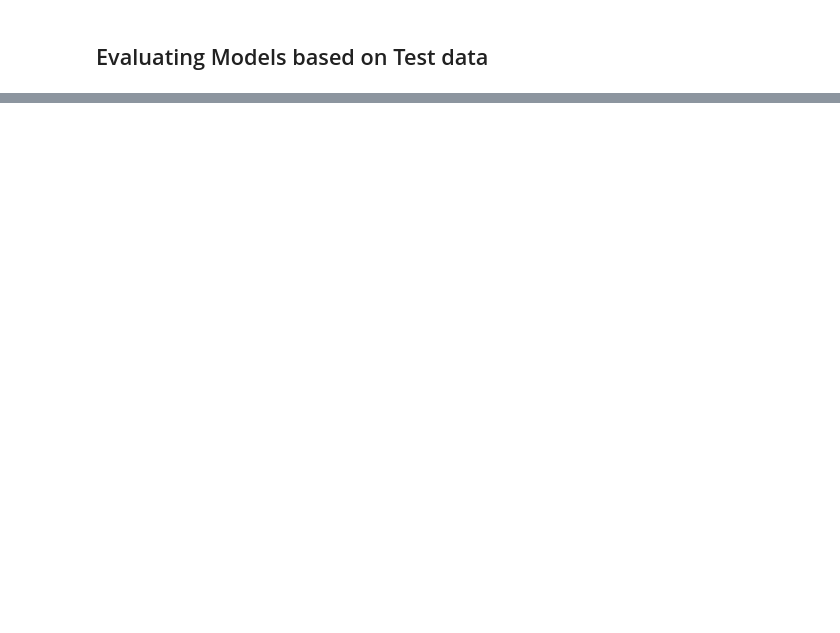
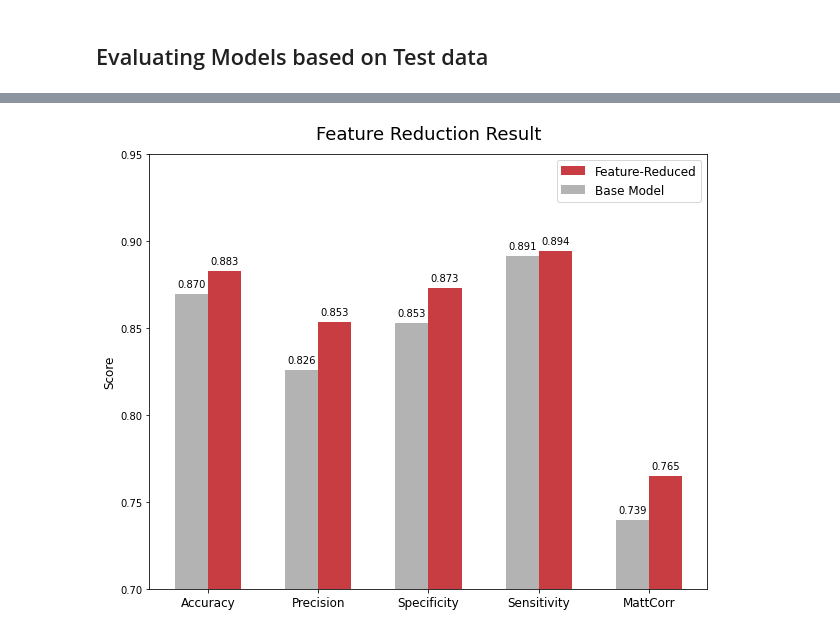
Before and after one commit to gseiler7/Group-2-Capstone, a Jupyter notebook: Code/Heart_ML_Improve.ipynb, the cells around one changed output, grey strips where cells are left out. Cells and saved outputs as stored; diff of their text form; code cells hidden in the pictures; blank space fills up the shorter version.

```diff
--- a/Code/Heart_ML_Improve.ipynb
+++ b/Code/Heart_ML_Improve.ipynb
@@ -352,13 +254,23 @@ def modeleval(X_train,x_test,y_train,y_test):
 # %%
 # import test data
-dir = "/mnt/group2/datasets"
-df = spark.read.options(header=True, inferSchema= True).csv(dir+"/patient_data_test_raw.csv").toPandas()
+
+df = pd.read_csv(root +"/Data/patient_data_test_raw.csv")
 X_test = pd.get_dummies(df.drop('HeartDisease', axis = 1 ))
 y_test = df['HeartDisease']
 
 scaler = StandardScaler()
 X_test_std = X_test.copy() # create copy
 X_test_std[['Age','RestingBP','Cholesterol','MaxHR','Oldpeak']] = scaler.fit_transform(X_test_std[['Age','RestingBP','Cholesterol','MaxHR','Oldpeak']])
+list2 = ["RestingECG_ST"\
+         ,"ST_Slope_Down"\
+         , "ChestPainType_TA"\
+         , "ChestPainType_ATA"\
+         , "Cholesterol"\
+         , "ChestPainType_NAP"]
 
-modeleval(X_sm_std, X_test_std, y_sm, y_test)
+X_sm_std2 = X_sm_std.drop(list2,axis=1)
+X_test_std2 = X_test_std.drop(list2,axis=1)
+
+cf, score = modeleval(X_sm_std, X_test_std, y_sm, y_test)
+cf2, score2 = modeleval(X_sm_std2, X_test_std2, y_sm, y_test)
 # %% [output]
@@ -365,0 +313,37 @@ modeleval(X_sm_std, X_test_std, y_sm, y_test)
+# %%
+import matplotlib.pyplot as plt
+import numpy as np
+
+
+# Initialise a figure. subplots() with no args gives one plot.
+fig, ax = plt.subplots(figsize = (10,8))
+
+temp = pd.DataFrame({"Base":list(score[0].values())[1:],'Reduced':list(score2[0].values())[1:]})
+
+pd.DataFrame(temp)
+x = ['Accuracy','Precision','Specificity','Sensitivity','MattCorr']
+width = 0.3
+# A little data preparation
+# Plot each bar plot. Note: manually calculating the 'dodges' of the bars
+a = ax.bar(np.arange(len(x))+width/2, temp['Reduced'], width, label='Feature-Reduced', color='#c83d42')
+b = ax.bar(np.arange(len(x))-width/2, temp['Base'], width, label='Base Model', color='#b3b3b3')
+
+#ax.set_facecolor("white")
+#ax.patch.set_edgecolor('black')
+#ax.patch.set_linewidth('2')
+ax.set_ylabel('Score',fontsize=12)
+ax.set_title('Feature Reduction Result', fontsize=18, y = 1.02)
+ax.set_xticks(np.arange(len(x)))    # This ensures we have one tick per year, otherwise we get fewer
+ax.set_xticklabels(x,fontsize=12)
+ax.set_ylim([0.7, 0.95])
+ax.legend(fontsize=12)
+#ax.bar_label(a,padding=4)
+#ax.bar_label(b,padding=4)
+# Ask Matplotlib to show the plot
+
+for p in ax.patches:
+    ax.annotate("%.3f" % p.get_height(), (p.get_x() + p.get_width() / 2., p.get_height()), ha='center', va='center', xytext=(0, 10), textcoords='offset points')
+
+plt.show()
+# %% [output]
+[figure, added]
```
Also changed, not shown: parts of 35 cells of this notebook.
